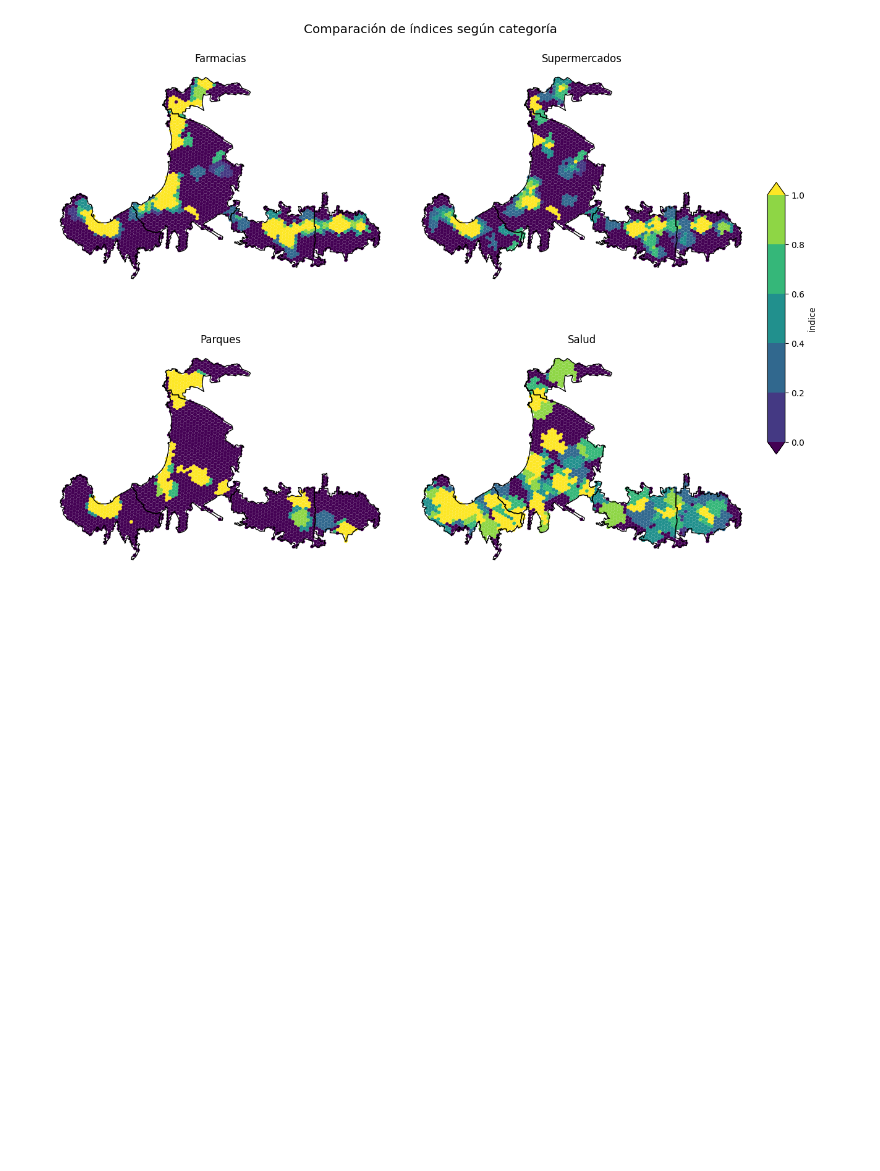
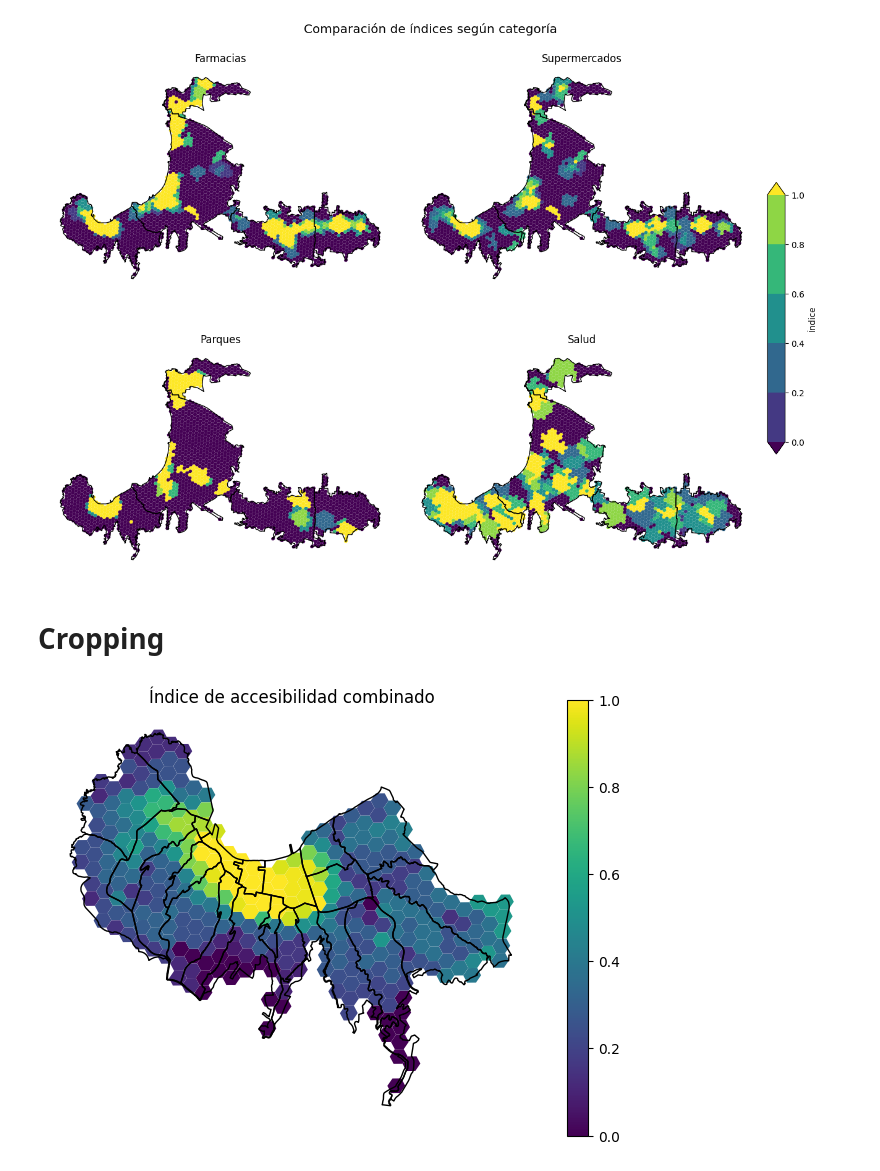
Before and after one commit to claugaete/x-minute-chile, a Jupyter notebook: notebooks/ejemplo_valparaiso.ipynb, the cells around one changed output. Drawn from its saved outputs; the diff is of its cells as text; code cells hidden in the pictures; blank space fills up the shorter version.

Commit message:
feat: agregar cropping de AccessibilityRatings

```diff
--- a/notebooks/ejemplo_valparaiso.ipynb
+++ b/notebooks/ejemplo_valparaiso.ipynb
@@ -78,7 +78,7 @@ manzanas = gpd.read_file(
     layer="Manzanas_CPV24",
     mask=limites_urbanos.union_all(),
     use_arrow=True
-).to_crs(4326).rename(columns={"n_per": "population"})
+).rename(columns={"n_per": "population"})
 # %%
 origins = Origins(
     regions=limites_urbanos,
@@ -246,3 +248,24 @@ fig.suptitle("Comparación de índices según categoría", fontsize="x-large")
 plt.tight_layout()
 # %% [output]
 [figure]
+# %% [markdown]
+# Cropping
+# %%
+# creamos nuevos límites (solamente valparaíso, segmentado según distritos)
+distritos = gpd.read_file(
+    CENSO_PATH,
+    layer="Distrital_CPV24",
+)
+new_regions = distritos[distritos["COMUNA"]=="VALPARAÍSO"]
+# %%
+# recibimos un warning porque el área nueva es mas grande que el área original;
+# solo se considera la intersección entre ambas
+cropped_acc = acc.crop(new_regions)
+# %%
+ax = cropped_acc.gdf.plot("total", legend=True)
+cropped_acc.origins.regions.plot(ax=ax, facecolor="none", edgecolor="black")
+ax.set_axis_off()
+plt.title("Índice de accesibilidad combinado")
+plt.tight_layout()
+# %% [output]
+[figure, added]
```
Also changed, not shown: parts of 5 cells of this notebook, 2 other files.
